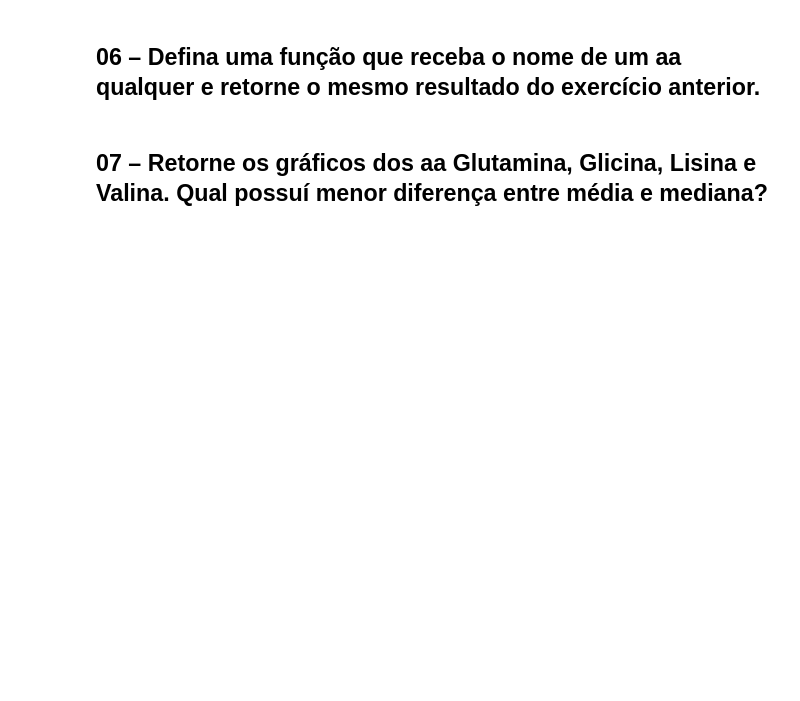
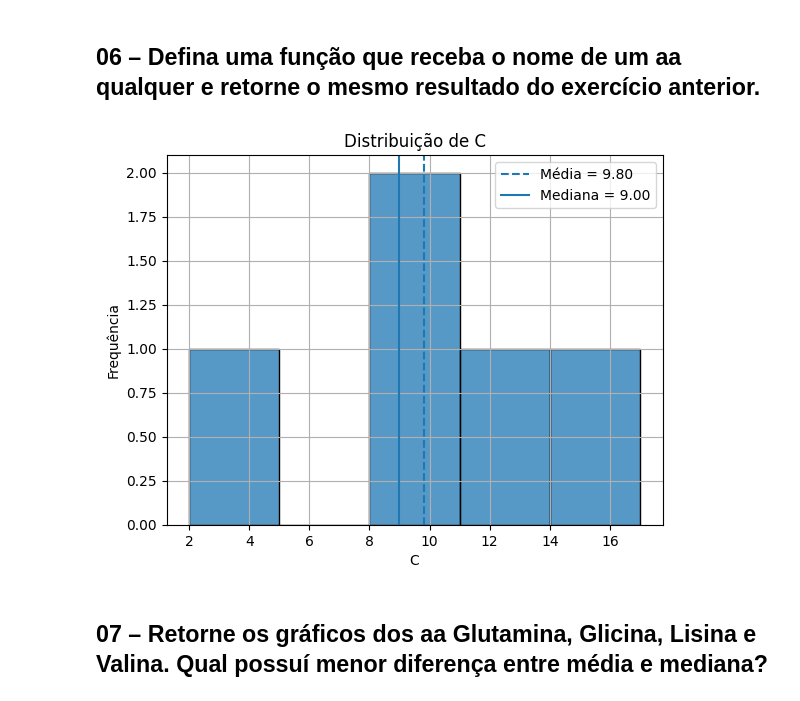
Before and after one commit to biancankusma/python_basico, a Jupyter notebook: 15-Medidas_Resumo_1_2026-04-01.ipynb, the cells around one changed output. Cells and saved outputs as stored; diff of their text form; code cells hidden in the pictures; blank space fills up the shorter version.

```diff
--- a/15-Medidas_Resumo_1_2026-04-01.ipynb
+++ b/15-Medidas_Resumo_1_2026-04-01.ipynb
@@ -89,4 +186,31 @@ atpsf1a NP_004037.1
 # %% [markdown]
 ## 06 – Defina uma função que receba o nome de um aa qualquer e retorne o mesmo resultado do exercício anterior.
+# %%
+def gerar_hist(coluna, nome_variavel=None):
+
+    # se não passar nome, tenta pegar automaticamente
+    if nome_variavel is None:
+        nome_variavel = coluna.name
+
+    media = coluna.mean()
+    mediana = coluna.median()
+
+    plt.figure()
+    sns.histplot(coluna, bins=5, kde=False)
+
+    plt.axvline(media, linestyle='--', label=f'Média = {media:.2f}')
+    plt.axvline(mediana, linestyle='-', label=f'Mediana = {mediana:.2f}')
+
+    plt.title(f'Distribuição de {nome_variavel}')
+    plt.xlabel(nome_variavel)
+    plt.ylabel('Frequência')
+    plt.legend()
+    plt.grid()
+
+    return plt.show()
+# %%
+gerar_hist(df_amino['C'])
+# %% [output]
+[figure, added]
 # %% [markdown]
 ## 07 – Retorne os gráficos dos aa Glutamina, Glicina, Lisina e Valina. Qual possuí menor diferença entre média e mediana?
```
Also changed, not shown: parts of 16 cells of this notebook, 7 other files.
